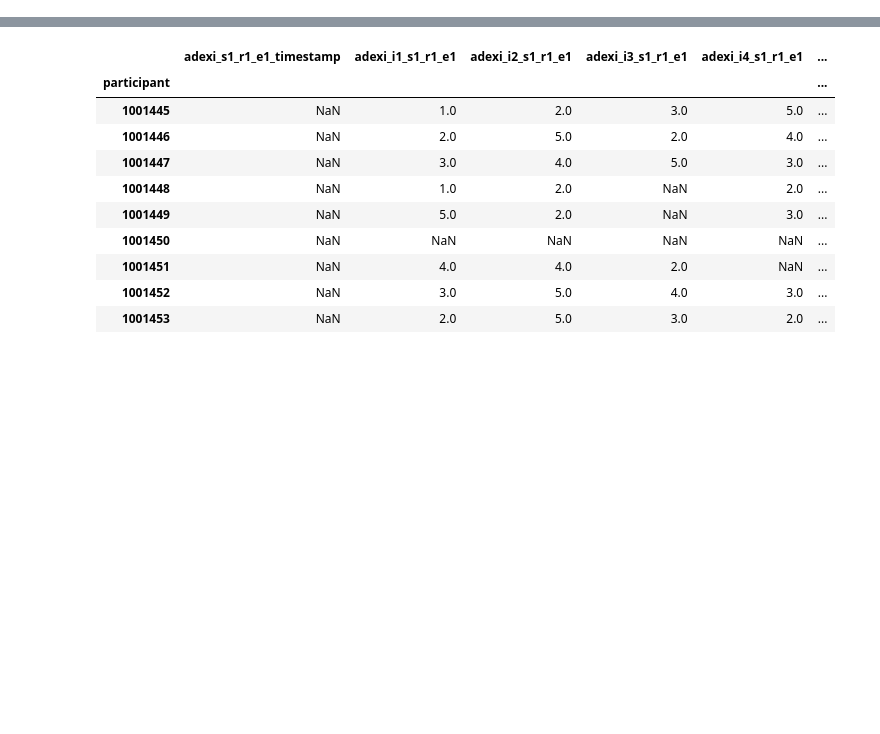
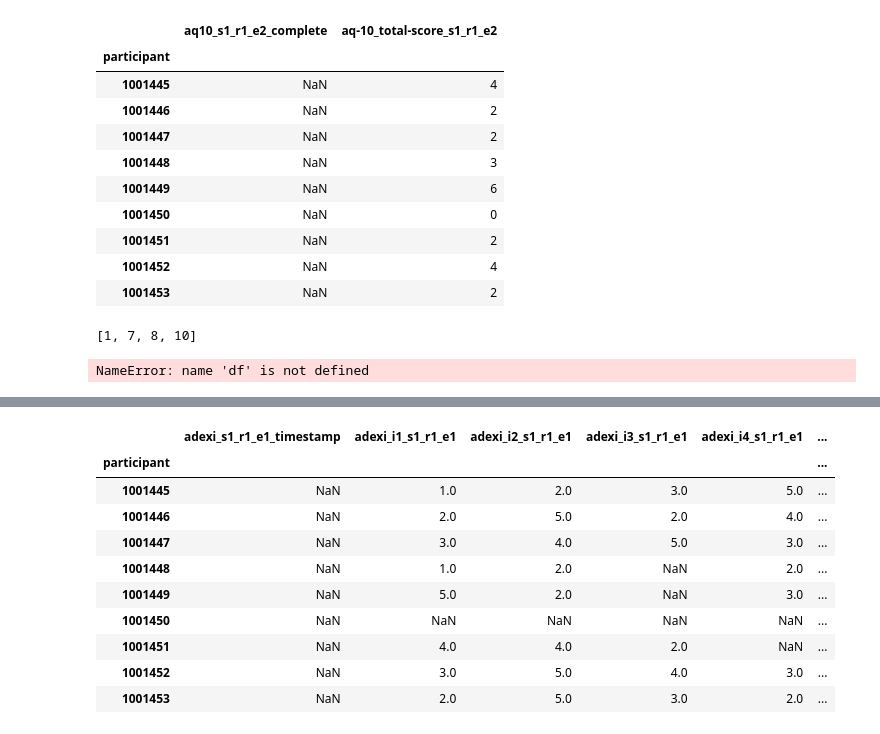
Before and after one commit to davhunt/instruments, a Jupyter notebook: script/Testing.ipynb, the cells around one changed output, grey strips where cells are left out. Drawn from its saved outputs; the diff is of its cells as text; code cells hidden in the pictures; blank space fills up the shorter version.

```diff
--- a/script/Testing.ipynb
+++ b/script/Testing.ipynb
@@ -262,0 +423,23 @@ this is inside of possibleScoring [1001451, 1001447, 1001453, 1001446]
+# %%
+df[df.columns[aq10.sections[3]:aq10.sections[3]+2]]
+# %% [output]
+|  | aq10_s1_r1_e2_complete | aq-10_total-score_s1_r1_e2 |
+| participant |  |  |
+| 1001445 | NaN | 4 |
+| 1001446 | NaN | 2 |
+| 1001447 | NaN | 2 |
+| 1001448 | NaN | 3 |
+| 1001449 | NaN | 6 |
+| 1001450 | NaN | 0 |
+| 1001451 | NaN | 2 |
+| 1001452 | NaN | 4 |
+| 1001453 | NaN | 2 |
+# %%
+aq10.jdata[instrument][0][list(aq10.jdata[instrument][0])[0]]
+# %% [output]
+[1, 7, 8, 10]
+# %%
+columns = df.iloc[0,aq10.sections[0]+1:aq10.sections[0+1]]
+columns
+# %% [output]
+NameError: name 'df' is not defined
```
Also changed, not shown: parts of 10 cells of this notebook, 2 other files.
